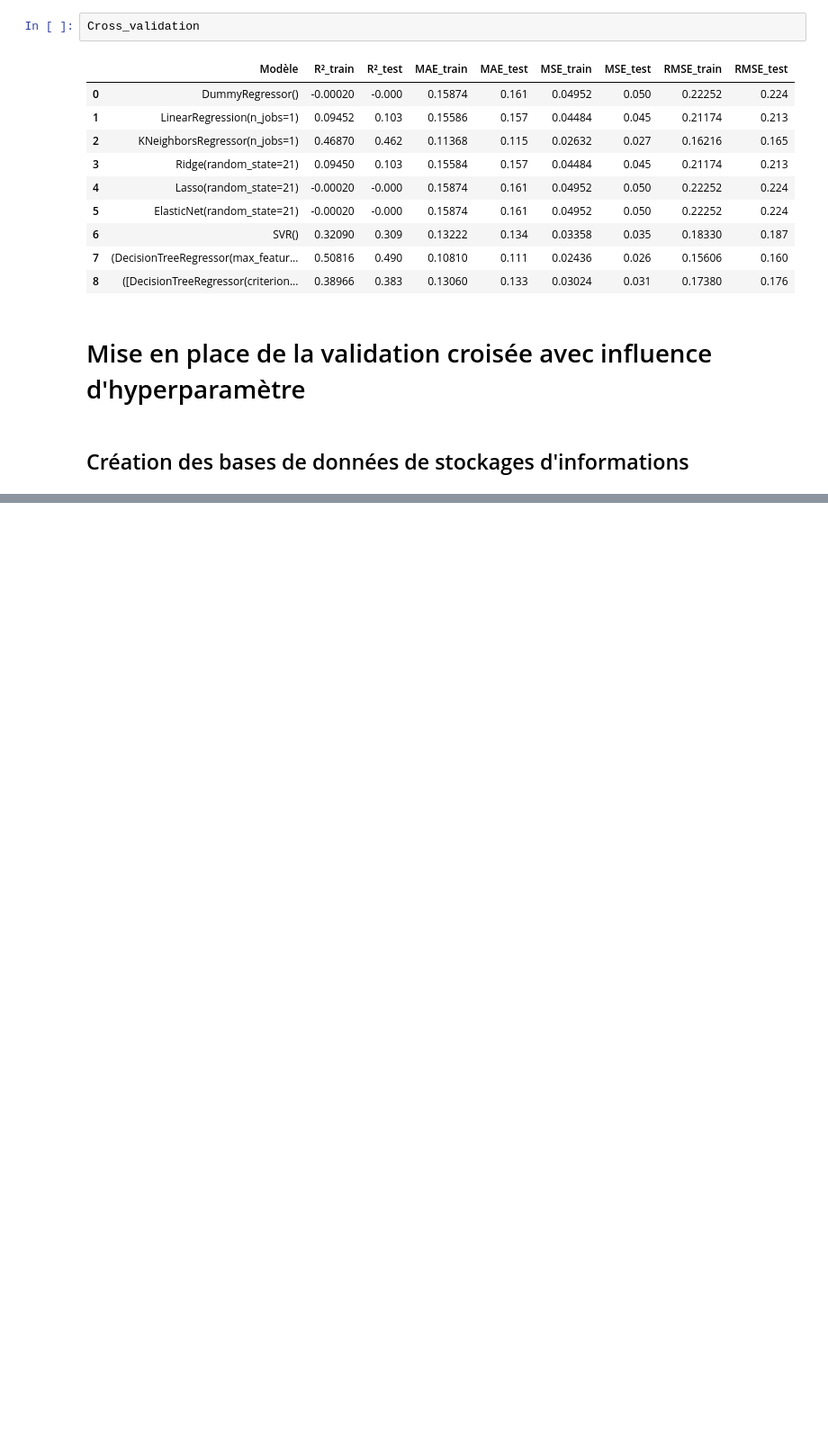
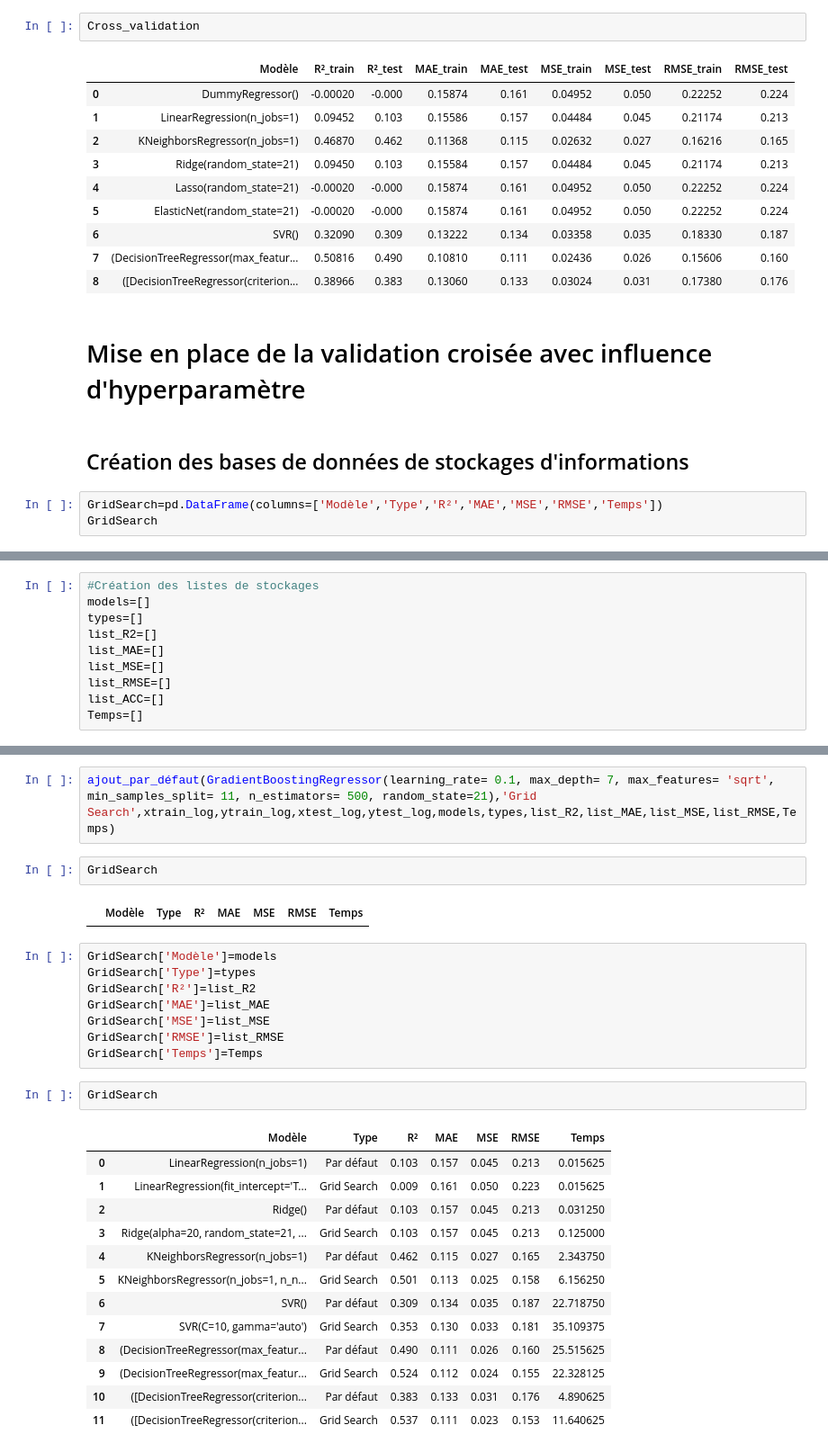
Before and after one commit to Azepel/Prediction-de-la-stabilite-de-differentes-enzymes, a Jupyter notebook: LE_ROSAIRE_1_documentation&code_112022.ipynb, the cells around one changed output, grey strips where cells are left out. Shown at 90% size. Cells and saved outputs as stored; diff of their text form; blank space fills up the shorter version.

```diff
--- a/LE_ROSAIRE_1_documentation&code_112022.ipynb
+++ b/LE_ROSAIRE_1_documentation&code_112022.ipynb
@@ -997,3 +1011,6 @@ Cross_validation
 # Mise en place de la validation croisée avec influence d'hyperparamètre
 # %% [markdown]
 ## Création des bases de données de stockages d'informations
+# %%
+GridSearch=pd.DataFrame(columns=['Modèle','Type','R²','MAE','MSE','RMSE','Temps'])
+GridSearch
@@ -999,0 +1058,10 @@ Cross_validation
+# %%
+#Création des listes de stockages
+models=[]
+types=[]
+list_R2=[]
+list_MAE=[]
+list_MSE=[]
+list_RMSE=[]
+list_ACC=[]
+Temps=[]
@@ -999,0 +1435,30 @@ Cross_validation
+# %%
+ajout_par_défaut(GradientBoostingRegressor(learning_rate= 0.1, max_depth= 7, max_features= 'sqrt', min_samples_split= 11, n_estimators= 500, random_state=21),'Grid Search',xtrain_log,ytrain_log,xtest_log,ytest_log,models,types,list_R2,list_MAE,list_MSE,list_RMSE,Temps)
+# %%
+GridSearch
+# %% [output]
+|  | Modèle | Type | R² | MAE | MSE | RMSE | Temps |
+# %%
+GridSearch['Modèle']=models
+GridSearch['Type']=types
+GridSearch['R²']=list_R2
+GridSearch['MAE']=list_MAE
+GridSearch['MSE']=list_MSE
+GridSearch['RMSE']=list_RMSE
+GridSearch['Temps']=Temps
+# %%
+GridSearch
+# %% [output]
+|  | Modèle | Type | R² | MAE | MSE | RMSE | Temps |
+| 0 | LinearRegression(n_jobs=1) | Par défaut | 0.103 | 0.157 | 0.045 | 0.213 | 0.015625 |
+| 1 | LinearRegression(fit_intercept='T... | Grid Search | 0.009 | 0.161 | 0.050 | 0.223 | 0.015625 |
+| 2 | Ridge() | Par défaut | 0.103 | 0.157 | 0.045 | 0.213 | 0.031250 |
+| 3 | Ridge(alpha=20, random_state=21, ... | Grid Search | 0.103 | 0.157 | 0.045 | 0.213 | 0.125000 |
+| 4 | KNeighborsRegressor(n_jobs=1) | Par défaut | 0.462 | 0.115 | 0.027 | 0.165 | 2.343750 |
+| 5 | KNeighborsRegressor(n_jobs=1, n_n... | Grid Search | 0.501 | 0.113 | 0.025 | 0.158 | 6.156250 |
+| 6 | SVR() | Par défaut | 0.309 | 0.134 | 0.035 | 0.187 | 22.718750 |
+| 7 | SVR(C=10, gamma='auto') | Grid Search | 0.353 | 0.130 | 0.033 | 0.181 | 35.109375 |
+| 8 | (DecisionTreeRegressor(max_featur... | Par défaut | 0.490 | 0.111 | 0.026 | 0.160 | 25.515625 |
+| 9 | (DecisionTreeRegressor(max_featur... | Grid Search | 0.524 | 0.112 | 0.024 | 0.155 | 22.328125 |
+| 10 | ([DecisionTreeRegressor(criterion... | Par défaut | 0.383 | 0.133 | 0.031 | 0.176 | 4.890625 |
+| 11 | ([DecisionTreeRegressor(criterion... | Grid Search | 0.537 | 0.111 | 0.023 | 0.153 | 11.640625 |
```
Also changed, not shown: parts of 117 cells of this notebook.
